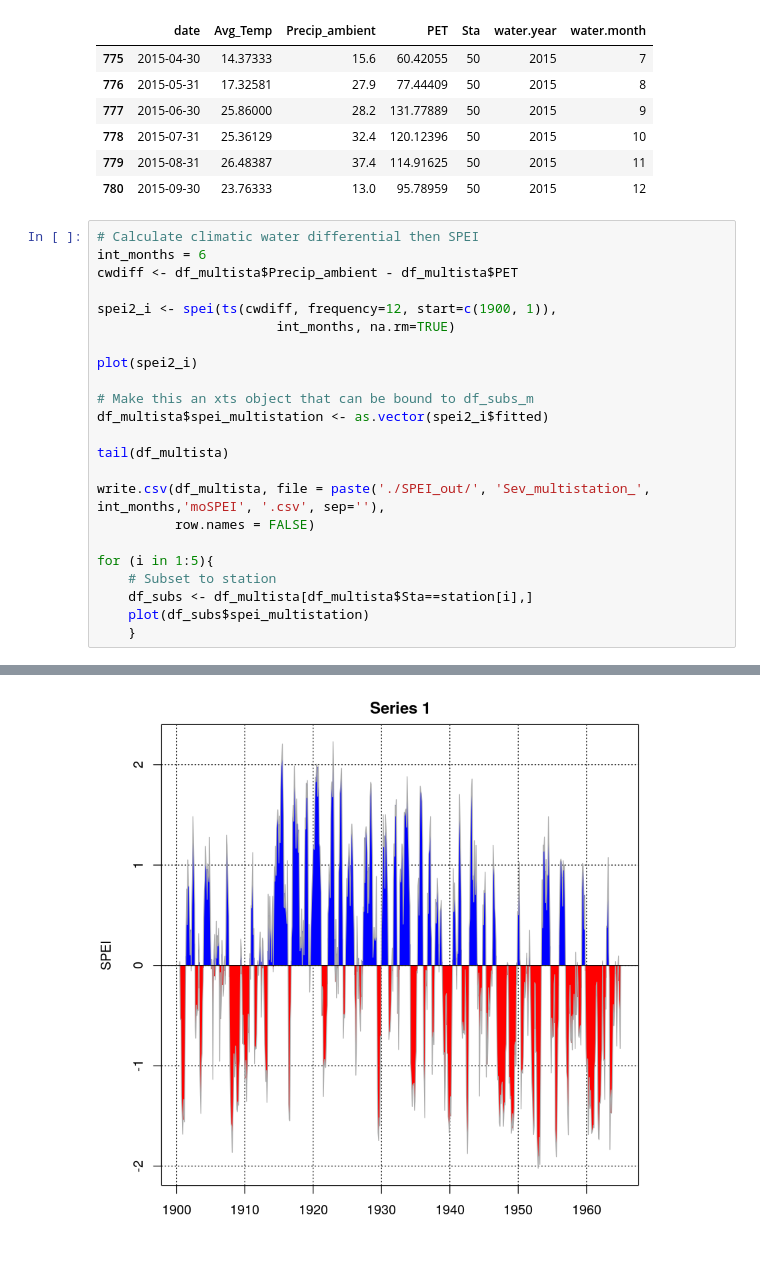
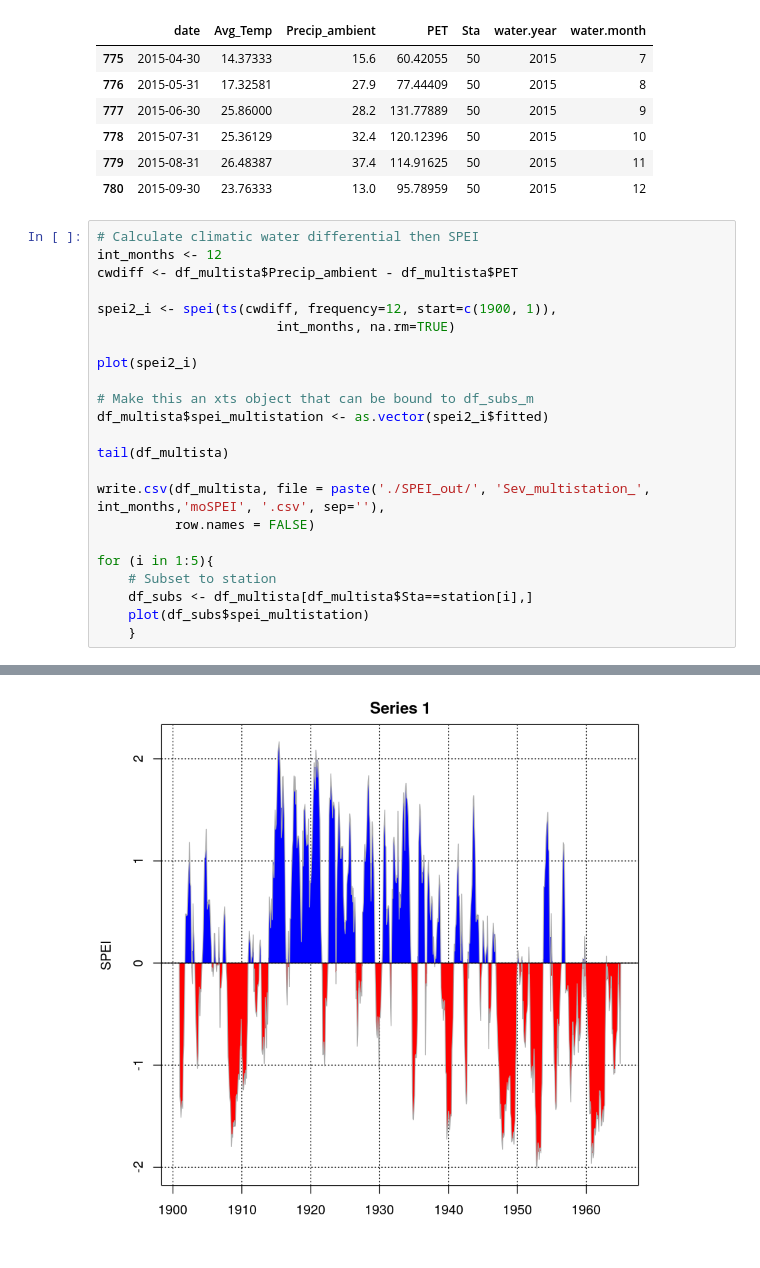
Before and after one commit to gremau/Sev_climatesens_SPEI, a Jupyter notebook: Sev_SPEI_altprecip.ipynb, the cells around one changed output, grey strips where cells are left out. Drawn from its saved outputs; the diff is of its cells as text.

```diff
--- a/Sev_SPEI_altprecip.ipynb
+++ b/Sev_SPEI_altprecip.ipynb
@@ -265,7 +277,7 @@ tail(df_multista)
 | 780 | 2015-09-30 | 23.76333 | 13.0 | 95.78959 | 50 | 2015 | 12 |
 # %%
 # Calculate climatic water differential then SPEI
-int_months = 6
+int_months <- 12
 cwdiff <- df_multista$Precip_ambient - df_multista$PET
 
 spei2_i <- spei(ts(cwdiff, frequency=12, start=c(1900, 1)),
@@ -297 +309 @@ for (i in 1:5){
-[figure, old version]
+[figure, new version]
```
Also changed, not shown: parts of 2 cells of this notebook.
